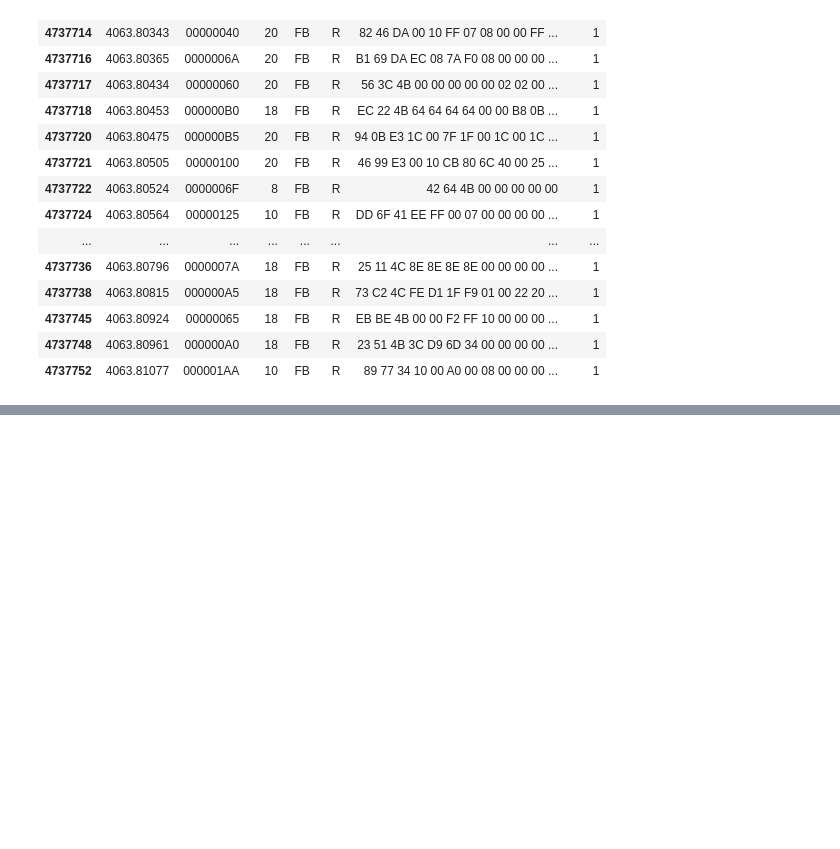
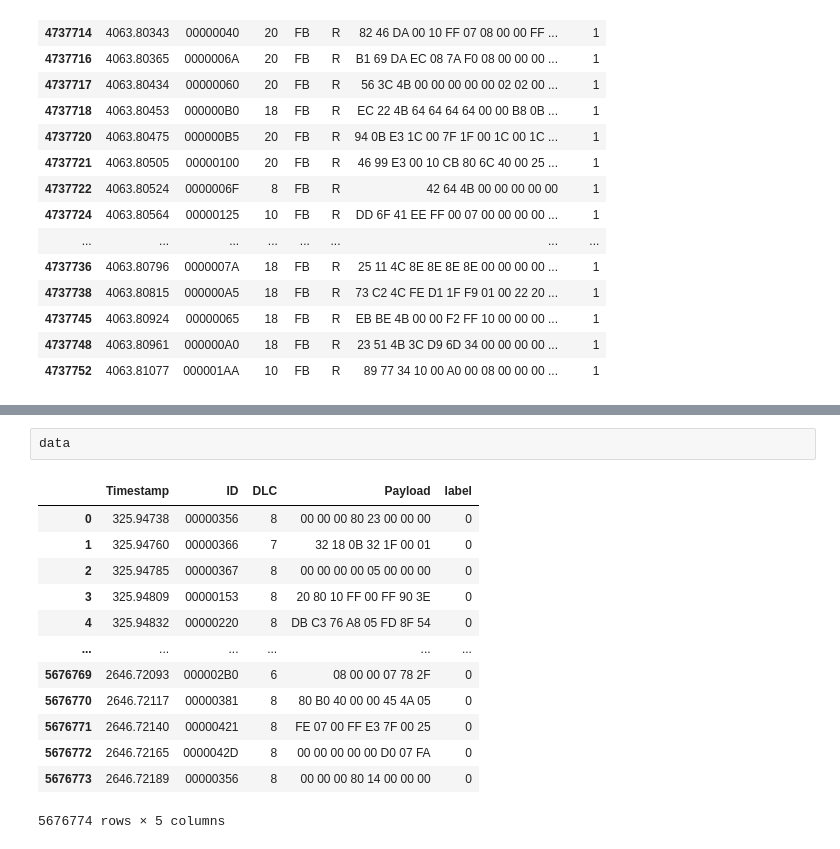
Before and after one commit to CJW-MAPU/Canttack, a Jupyter notebook: canttackTest.ipynb, the cells around one changed output, grey strips where cells are left out. Cells and saved outputs as stored; diff of their text form; blank space fills up the shorter version.

```diff
--- a/canttackTest.ipynb
+++ b/canttackTest.ipynb
@@ -174,0 +227,16 @@ a[a['label'] == 1]
+# %%
+data
+# %% [output]
+|  | Timestamp | ID | DLC | Payload | label |
+| 0 | 325.94738 | 00000356 | 8 | 00 00 00 80 23 00 00 00 | 0 |
+| 1 | 325.94760 | 00000366 | 7 | 32 18 0B 32 1F 00 01 | 0 |
+| 2 | 325.94785 | 00000367 | 8 | 00 00 00 00 05 00 00 00 | 0 |
+| 3 | 325.94809 | 00000153 | 8 | 20 80 10 FF 00 FF 90 3E | 0 |
+| 4 | 325.94832 | 00000220 | 8 | DB C3 76 A8 05 FD 8F 54 | 0 |
+| ... | ... | ... | ... | ... | ... |
+| 5676769 | 2646.72093 | 000002B0 | 6 | 08 00 00 07 78 2F | 0 |
+| 5676770 | 2646.72117 | 00000381 | 8 | 80 B0 40 00 00 45 4A 05 | 0 |
+| 5676771 | 2646.72140 | 00000421 | 8 | FE 07 00 FF E3 7F 00 25 | 0 |
+| 5676772 | 2646.72165 | 0000042D | 8 | 00 00 00 00 00 D0 07 FA | 0 |
+| 5676773 | 2646.72189 | 00000356 | 8 | 00 00 00 80 14 00 00 00 | 0 |
+5676774 rows × 5 columns
```
Also changed, not shown: parts of 14 cells of this notebook, 3 other files.
